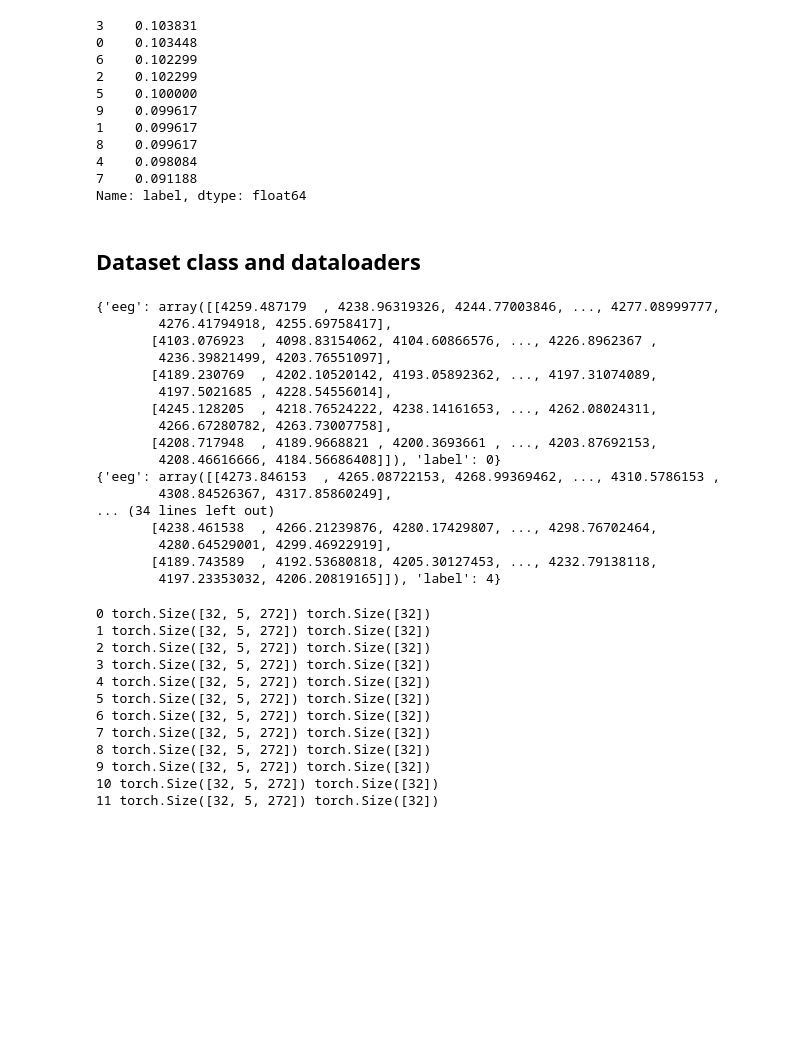
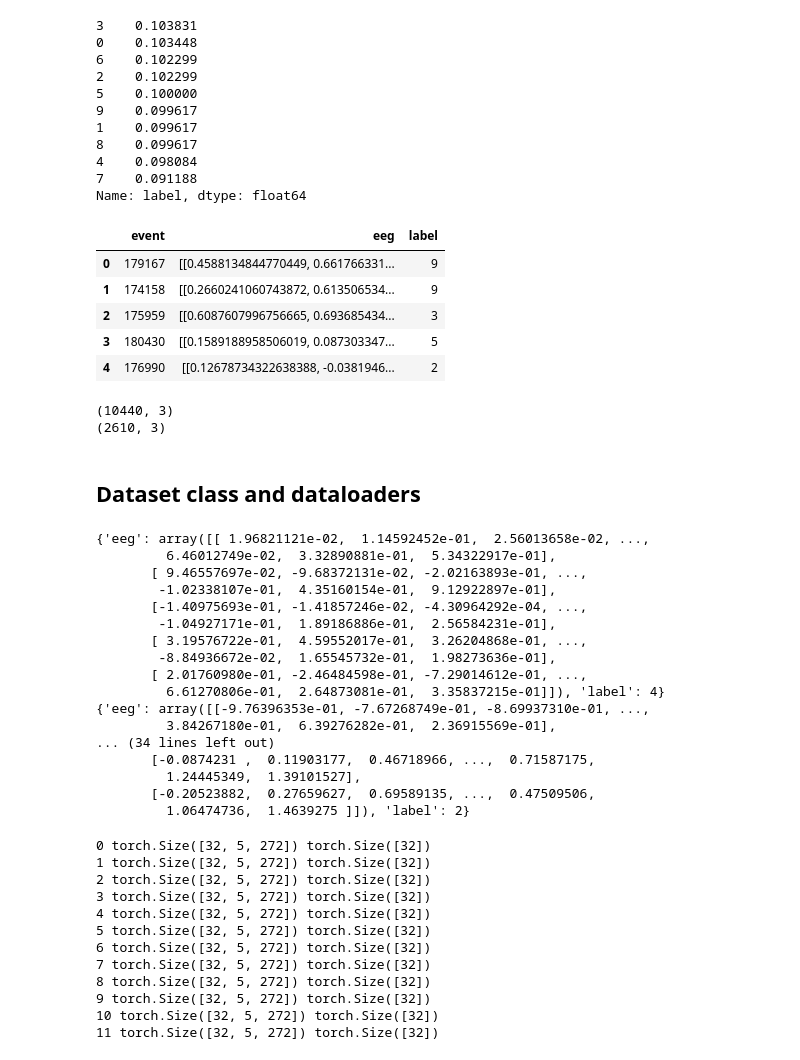
Before and after one commit to daruai/MNIST-brain-digits, a Jupyter notebook: brain-digits-starter.ipynb, the cells around one changed output. Drawn from its saved outputs; the diff is of its cells as text; code cells hidden in the pictures; blank space fills up the shorter version.

Commit message:
Training first try

```diff
--- a/brain-digits-starter.ipynb
+++ b/brain-digits-starter.ipynb
@@ -195,4 +195,4 @@ y_test.value_counts()/sum(y_test.value_counts())
 Name: label, dtype: float64
 # %%
 df_train=df_preprocessed.loc[ids_train].reset_index(drop=True)
-df_test=df_preprocessed.loc[ids_train].reset_index(drop=True)
+df_test=df_preprocessed.loc[ids_test].reset_index(drop=True)
@@ -201,3 +199,27 @@ df_test=df_preprocessed.loc[ids_train].reset_index(drop=True)
+# %%
+## Normalize data
+from sklearn.preprocessing import StandardScaler
+
+scaler = StandardScaler()
+scaler = scaler.fit(np.concatenate(df_train.eeg.values, axis=0))
+
+df_train.eeg=df_train.eeg.apply(scaler.transform)
+df_test.eeg=df_test.eeg.apply(scaler.transform)
+# %%
+df_test.head()
+# %% [output]
+|  | event | eeg | label |
+| 0 | 179167 | [[0.4588134844770449, 0.661766331... | 9 |
+| 1 | 174158 | [[0.2660241060743872, 0.613506534... | 9 |
+| 2 | 175959 | [[0.6087607996756665, 0.693685434... | 3 |
+| 3 | 180430 | [[0.1589188958506019, 0.087303347... | 5 |
+| 4 | 176990 | [[0.12678734322638388, -0.0381946... | 2 |
+# %%
+print(df_train.shape)
+print(df_test.shape)
+# %% [output]
+(10440, 3)
+(2610, 3)
 # %% [markdown]
 ## Dataset class and dataloaders
 # %%
@@ -230,30 +252,30 @@ class BrainMNISTDataset(Dataset):
 
         return sample
 # %%
-eeg_dataset = BrainMNISTDataset(df=df_preprocessed)
+eeg_dataset = BrainMNISTDataset(df=df_train)
 
 for i in range(len(eeg_dataset)):
     sample = eeg_dataset[i]
     print(sample)
     if i>3: break
 # %% [output]
-{'eeg': array([[4259.487179  , 4238.96319326, 4244.77003846, ..., 4277.08999777,
-        4276.41794918, 4255.69758417],
-       [4103.076923  , 4098.83154062, 4104.60866576, ..., 4226.8962367 ,
-        4236.39821499, 4203.76551097],
-       [4189.230769  , 4202.10520142, 4193.05892362, ..., 4197.31074089,
-        4197.5021685 , 4228.54556014],
-       [4245.128205  , 4218.76524222, 4238.14161653, ..., 4262.08024311,
-        4266.67280782, 4263.73007758],
-       [4208.717948  , 4189.9668821 , 4200.3693661 , ..., 4203.87692153,
-        4208.46616666, 4184.56686408]]), 'label': 0}
-{'eeg': array([[4273.846153  , 4265.08722153, 4268.99369462, ..., 4310.5786153 ,
-        4308.84526367, 4317.85860249],
+{'eeg': array([[ 1.96821121e-02,  1.14592452e-01,  2.56013658e-02, ...,
+         6.46012749e-02,  3.32890881e-01,  5.34322917e-01],
+       [ 9.46557697e-02, -9.68372131e-02, -2.02163893e-01, ...,
+        -1.02338107e-01,  4.35160154e-01,  9.12922897e-01],
+       [-1.40975693e-01, -1.41857246e-02, -4.30964292e-04, ...,
+        -1.04927171e-01,  1.89186886e-01,  2.56584231e-01],
+       [ 3.19576722e-01,  4.59552017e-01,  3.26204868e-01, ...,
+        -8.84936672e-02,  1.65545732e-01,  1.98273636e-01],
+       [ 2.01760980e-01, -2.46484598e-01, -7.29014612e-01, ...,
+         6.61270806e-01,  2.64873081e-01,  3.35837215e-01]]), 'label': 4}
+{'eeg': array([[-9.76396353e-01, -7.67268749e-01, -8.69937310e-01, ...,
+         3.84267180e-01,  6.39276282e-01,  2.36915569e-01],
 ... (34 lines left out)
-       [4238.461538  , 4266.21239876, 4280.17429807, ..., 4298.76702464,
-        4280.64529001, 4299.46922919],
-       [4189.743589  , 4192.53680818, 4205.30127453, ..., 4232.79138118,
-        4197.23353032, 4206.20819165]]), 'label': 4}
+       [-0.0874231 ,  0.11903177,  0.46718966, ...,  0.71587175,
+         1.24445349,  1.39101527],
+       [-0.20523882,  0.27659627,  0.69589135, ...,  0.47509506,
+         1.06474736,  1.4639275 ]]), 'label': 2}
 # %%
 dataloader = DataLoader(eeg_dataset, batch_size=32, shuffle=True, num_workers=0)
 
```
Also changed, not shown: parts of 3 cells of this notebook.
